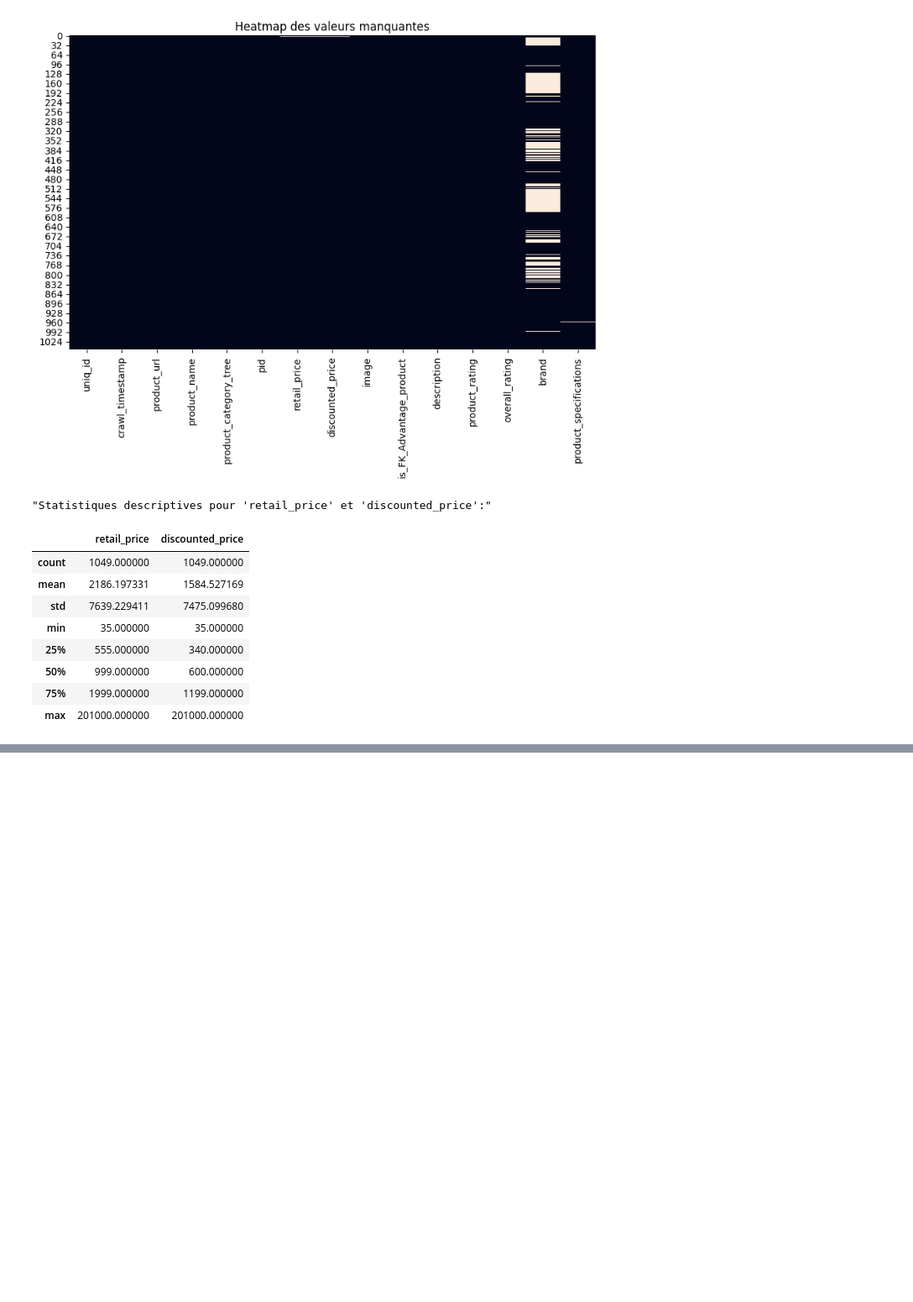
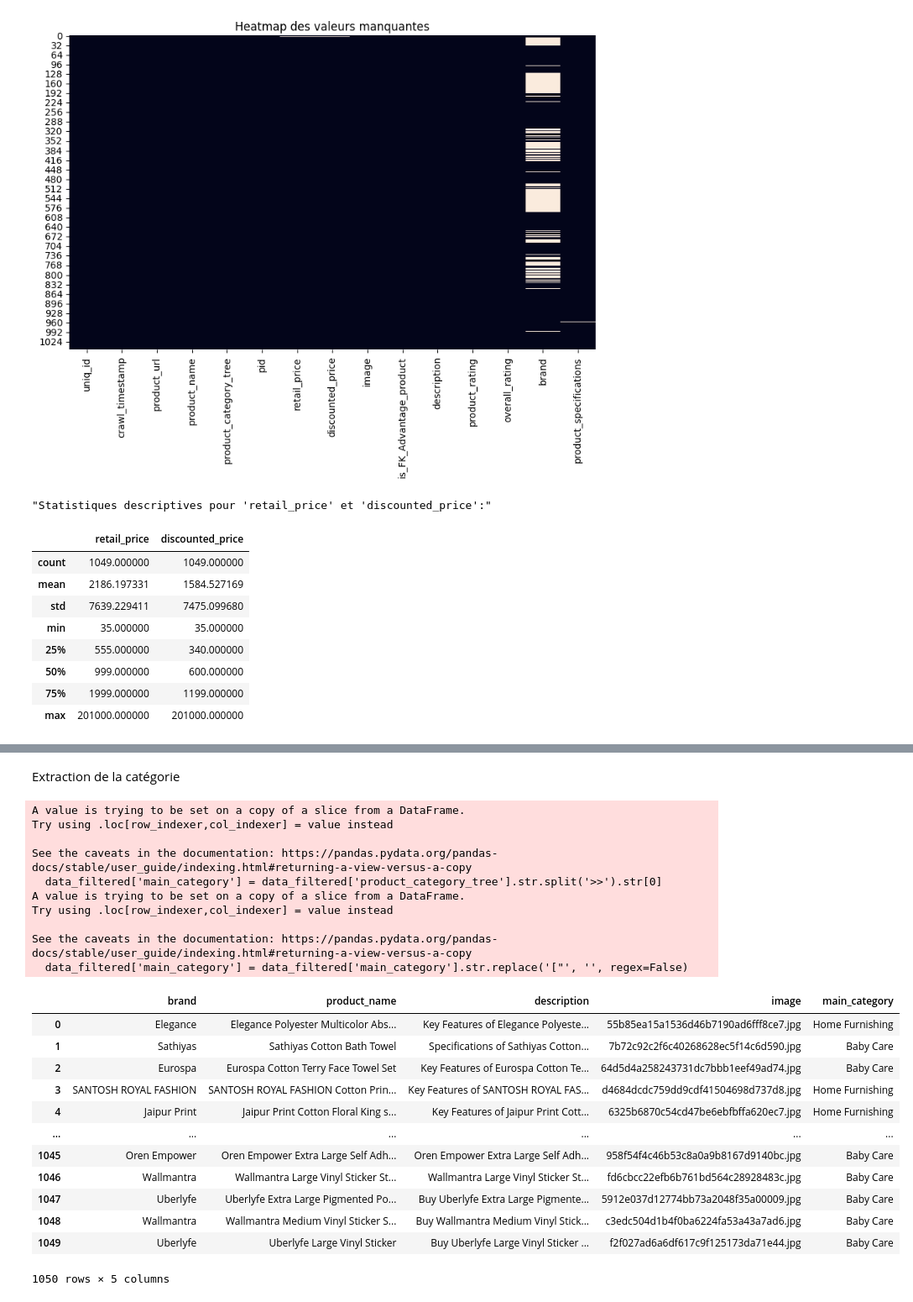
Before and after one commit to tomcre94/Projet-6-Classification-automatique, a Jupyter notebook: Creuse_Tom_1_notebook_pretraitement_feature_extraction_faisaibilite_102024.ipynb, the cells around one changed output, grey strips where cells are left out. Shown: that part at 84% size. Drawn from its saved outputs; the diff is of its cells as text; code cells hidden in the pictures; blank space fills up the shorter version.

```diff
--- a/Creuse_Tom_1_notebook_pretraitement_feature_extraction_faisaibilite_102024.ipynb
+++ b/Creuse_Tom_1_notebook_pretraitement_feature_extraction_faisaibilite_102024.ipynb
@@ -105,0 +135,37 @@ dtype: int64
+# %% [markdown]
+Extraction de la catégorie
+# %%
+# Extraire la catégorie la plus haute de 'product_category_tree'
+data_filtered['main_category'] = data_filtered['product_category_tree'].str.split('>>').str[0]
+# Supprimer les caractères indésirables
+data_filtered['main_category'] = data_filtered['main_category'].str.replace('["', '', regex=False)
+
+
+data_filtered = data_filtered.drop(columns=['product_category_tree'])
+
+# Afficher le DataFrame filtré
+display(data_filtered)
+# %% [output]
+A value is trying to be set on a copy of a slice from a DataFrame.
+Try using .loc[row_indexer,col_indexer] = value instead
+
+See the caveats in the documentation: https://pandas.pydata.org/pandas-docs/stable/user_guide/indexing.html#returning-a-view-versus-a-copy
+  data_filtered['main_category'] = data_filtered['product_category_tree'].str.split('>>').str[0]
+A value is trying to be set on a copy of a slice from a DataFrame.
+Try using .loc[row_indexer,col_indexer] = value instead
+
+See the caveats in the documentation: https://pandas.pydata.org/pandas-docs/stable/user_guide/indexing.html#returning-a-view-versus-a-copy
+  data_filtered['main_category'] = data_filtered['main_category'].str.replace('["', '', regex=False)
+|  | brand | product_name | description | image | main_category |
+| 0 | Elegance | Elegance Polyester Multicolor Abs... | Key Features of Elegance Polyeste... | 55b85ea15a1536d46b7190ad6fff8ce7.jpg | Home Furnishing |
+| 1 | Sathiyas | Sathiyas Cotton Bath Towel | Specifications of Sathiyas Cotton... | 7b72c92c2f6c40268628ec5f14c6d590.jpg | Baby Care |
+| 2 | Eurospa | Eurospa Cotton Terry Face Towel Set | Key Features of Eurospa Cotton Te... | 64d5d4a258243731dc7bbb1eef49ad74.jpg | Baby Care |
+| 3 | SANTOSH ROYAL FASHION | SANTOSH ROYAL FASHION Cotton Prin... | Key Features of SANTOSH ROYAL FAS... | d4684dcdc759dd9cdf41504698d737d8.jpg | Home Furnishing |
+| 4 | Jaipur Print | Jaipur Print Cotton Floral King s... | Key Features of Jaipur Print Cott... | 6325b6870c54cd47be6ebfbffa620ec7.jpg | Home Furnishing |
+| ... | ... | ... | ... | ... | ... |
+| 1045 | Oren Empower | Oren Empower Extra Large Self Adh... | Oren Empower Extra Large Self Adh... | 958f54f4c46b53c8a0a9b8167d9140bc.jpg | Baby Care |
+| 1046 | Wallmantra | Wallmantra Large Vinyl Sticker St... | Wallmantra Large Vinyl Sticker St... | fd6cbcc22efb6b761bd564c28928483c.jpg | Baby Care |
+| 1047 | Uberlyfe | Uberlyfe Extra Large Pigmented Po... | Buy Uberlyfe Extra Large Pigmente... | 5912e037d12774bb73a2048f35a00009.jpg | Baby Care |
+| 1048 | Wallmantra | Wallmantra Medium Vinyl Sticker S... | Buy Wallmantra Medium Vinyl Stick... | c3edc504d1b4f0ba6224fa53a43a7ad6.jpg | Baby Care |
+| 1049 | Uberlyfe | Uberlyfe Large Vinyl Sticker | Buy Uberlyfe Large Vinyl Sticker ... | f2f027ad6a6df617c9f125173da71e44.jpg | Baby Care |
+1050 rows × 5 columns
```
Also changed, not shown: parts of 2 cells of this notebook.
